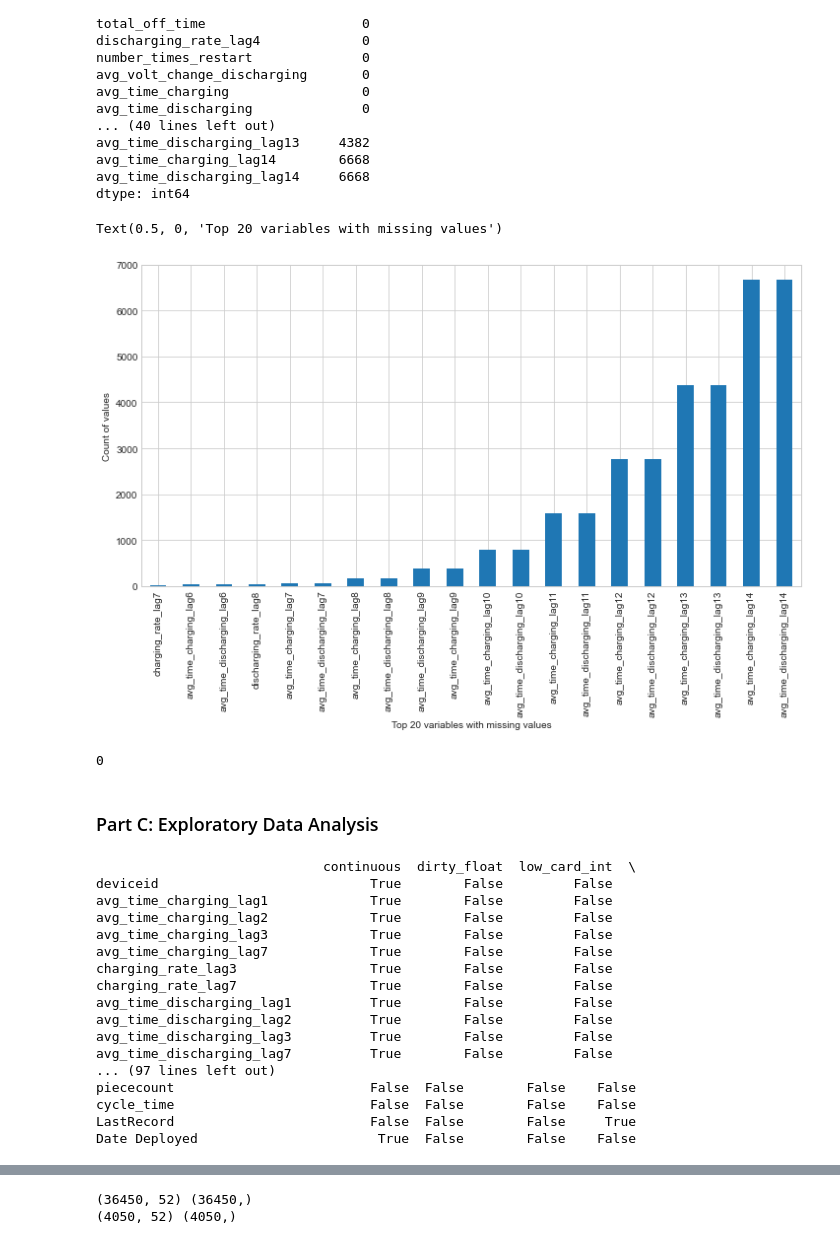
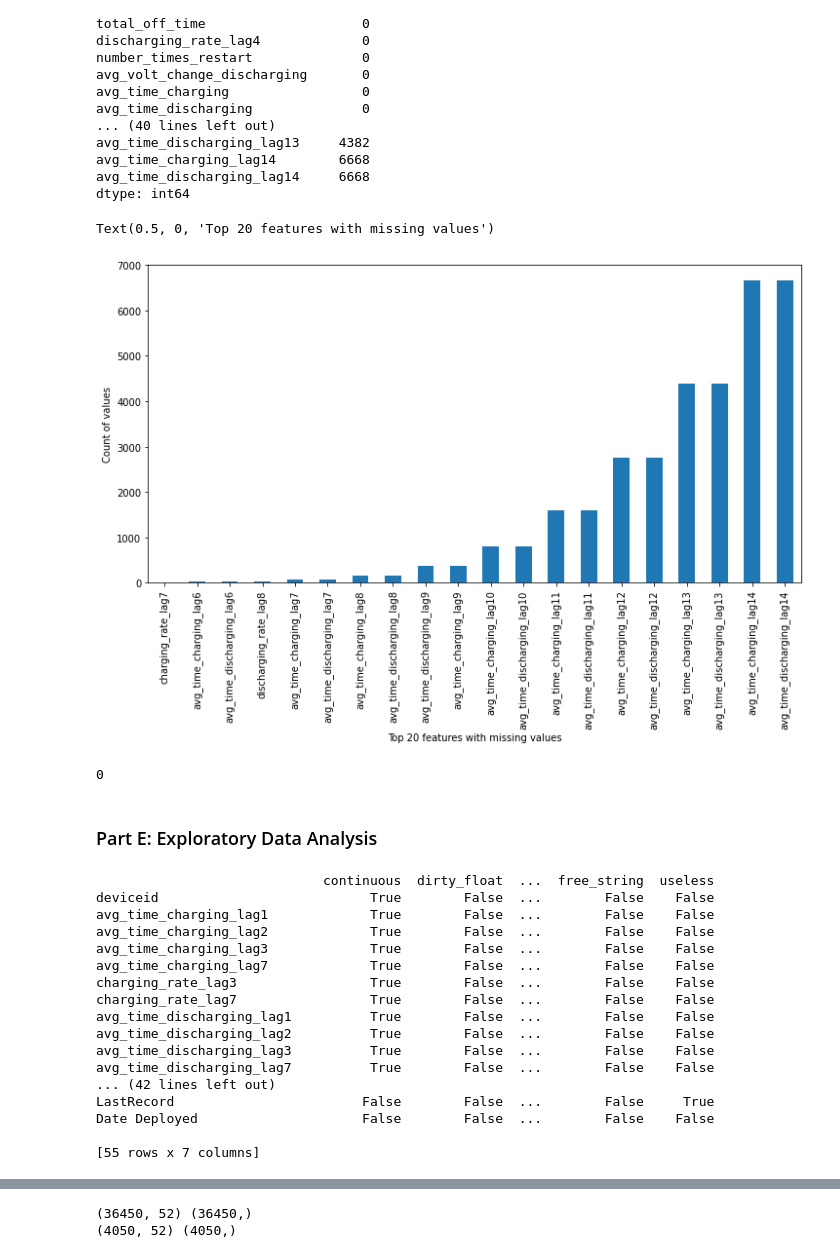
Before and after one commit to tanaymukherjee/PB_Challenge_2021, a Jupyter notebook: PB_Challenge_2021.ipynb, the cells around one changed output, grey strips where cells are left out. Saved outputs shown, nothing was run; the diff lists cells and outputs as text; code cells hidden in the pictures.

```diff
--- a/PB_Challenge_2021.ipynb
+++ b/PB_Challenge_2021.ipynb
@@ -65,3 +131,3 @@ from sklearn.metrics import precision_recall_fscore_support, roc_curve, auc
 # %%
-# Read the files
-df = pd.read_csv("C:\\Users\\its_t\\Downloads\\Pitney Bowes\\train.csv")
+# Read the training dataset
+df = pd.read_csv("/content/train.csv")
@@ -182,13 +248,13 @@ dtype: int64
 # %%
 x = naColumns.sort_values().tail(20)
 
 # Plot the count of missing NA values by features
 x.plot.bar(figsize=(12,6))
 plt.ylabel('Count of values')
-plt.xlabel('Top 20 variables with missing values')
+plt.xlabel('Top 20 features with missing values')
 # %% [output]
-Text(0.5, 0, 'Top 20 variables with missing values')
+Text(0.5, 0, 'Top 20 features with missing values')
-[figure, old version]
+[figure, new version]
 # %%
 # Fill the missing NAs for rows now
 def filling(df):
@@ -209,27 +275,27 @@ df.isnull().values.sum()
 # %% [output]
 0
 # %% [markdown]
-### Part C: Exploratory Data Analysis
+### Part E: Exploratory Data Analysis
 # %%
 # Checking for feature type
 types = dabl.detect_types(df)
 print(types)
 # %% [output]
-                             continuous  dirty_float  low_card_int  \
-deviceid                           True        False         False
-avg_time_charging_lag1             True        False         False
-avg_time_charging_lag2             True        False         False
-avg_time_charging_lag3             True        False         False
-avg_time_charging_lag7             True        False         False
-charging_rate_lag3                 True        False         False
-charging_rate_lag7                 True        False         False
-avg_time_discharging_lag1          True        False         False
-avg_time_discharging_lag2          True        False         False
-avg_time_discharging_lag3          True        False         False
-avg_time_discharging_lag7          True        False         False
-... (97 lines left out)
-piececount                         False  False        False    False
-cycle_time                         False  False        False    False
-LastRecord                         False  False        False     True
-Date Deployed                       True  False        False    False
+                             continuous  dirty_float  ...  free_string  useless
+deviceid                           True        False  ...        False    False
+avg_time_charging_lag1             True        False  ...        False    False
+avg_time_charging_lag2             True        False  ...        False    False
+avg_time_charging_lag3             True        False  ...        False    False
+avg_time_charging_lag7             True        False  ...        False    False
+charging_rate_lag3                 True        False  ...        False    False
+charging_rate_lag7                 True        False  ...        False    False
+avg_time_discharging_lag1          True        False  ...        False    False
+avg_time_discharging_lag2          True        False  ...        False    False
+avg_time_discharging_lag3          True        False  ...        False    False
+avg_time_discharging_lag7          True        False  ...        False    False
+... (42 lines left out)
+LastRecord                        False        False  ...        False     True
+Date Deployed                     False        False  ...        False    False
+
+[55 rows x 7 columns]
 # %%
```
Also changed, not shown: parts of 79 cells of this notebook.
